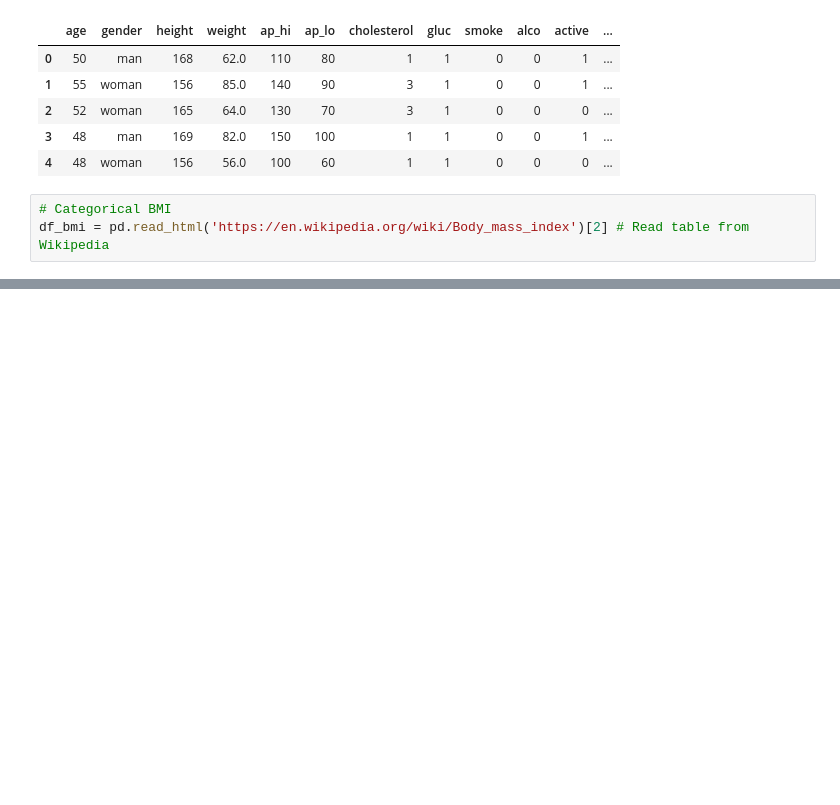
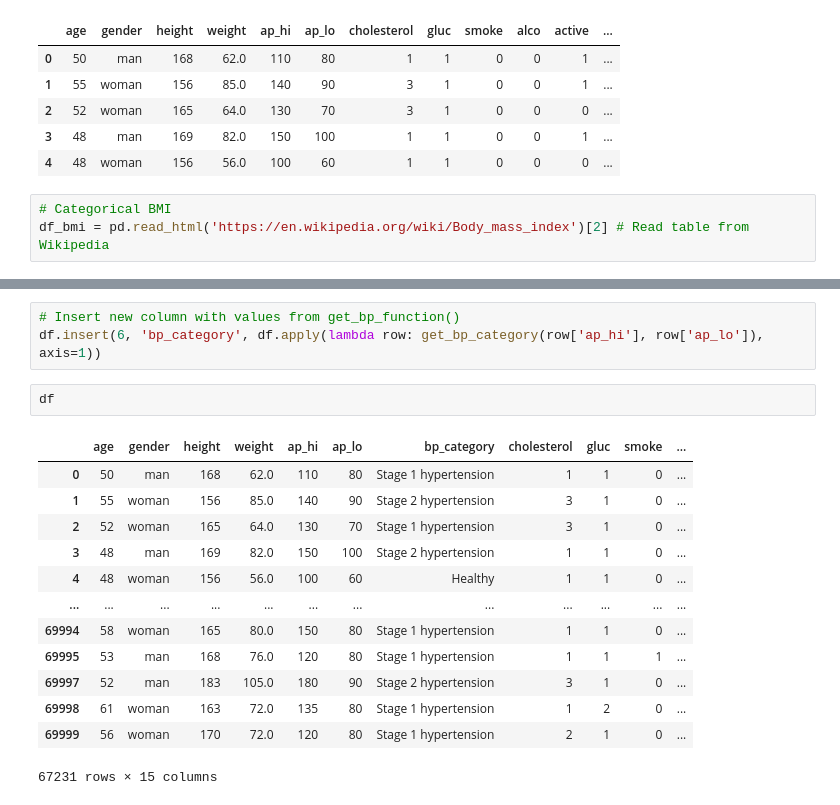
Before and after one commit to wlinds/ITHS-AI22-ML, a Jupyter notebook: Labb/disease-prediction.ipynb, the cells around one changed output, grey strips where cells are left out. Cells and saved outputs as stored; diff of their text form; blank space fills up the shorter version.

```diff
--- a/Labb/disease-prediction.ipynb
+++ b/Labb/disease-prediction.ipynb
@@ -497,0 +599,19 @@ Skapa ett nytt skript: **production_model.py**, ladda in **test_samples.csv** oc
+# %%
+# Insert new column with values from get_bp_function()
+df.insert(6, 'bp_category', df.apply(lambda row: get_bp_category(row['ap_hi'], row['ap_lo']), axis=1))
+# %%
+df
+# %% [output]
+|  | age | gender | height | weight | ap_hi | ap_lo | bp_category | cholesterol | gluc | smoke | ... |
+| 0 | 50 | man | 168 | 62.0 | 110 | 80 | Stage 1 hypertension | 1 | 1 | 0 | ... |
+| 1 | 55 | woman | 156 | 85.0 | 140 | 90 | Stage 2 hypertension | 3 | 1 | 0 | ... |
+| 2 | 52 | woman | 165 | 64.0 | 130 | 70 | Stage 1 hypertension | 3 | 1 | 0 | ... |
+| 3 | 48 | man | 169 | 82.0 | 150 | 100 | Stage 2 hypertension | 1 | 1 | 0 | ... |
+| 4 | 48 | woman | 156 | 56.0 | 100 | 60 | Healthy | 1 | 1 | 0 | ... |
+| ... | ... | ... | ... | ... | ... | ... | ... | ... | ... | ... | ... |
+| 69994 | 58 | woman | 165 | 80.0 | 150 | 80 | Stage 1 hypertension | 1 | 1 | 0 | ... |
+| 69995 | 53 | man | 168 | 76.0 | 120 | 80 | Stage 1 hypertension | 1 | 1 | 1 | ... |
+| 69997 | 52 | man | 183 | 105.0 | 180 | 90 | Stage 2 hypertension | 3 | 1 | 0 | ... |
+| 69998 | 61 | woman | 163 | 72.0 | 135 | 80 | Stage 1 hypertension | 1 | 2 | 0 | ... |
+| 69999 | 56 | woman | 170 | 72.0 | 120 | 80 | Stage 1 hypertension | 2 | 1 | 0 | ... |
+67231 rows × 15 columns
```
Also changed, not shown: parts of 56 cells of this notebook.
